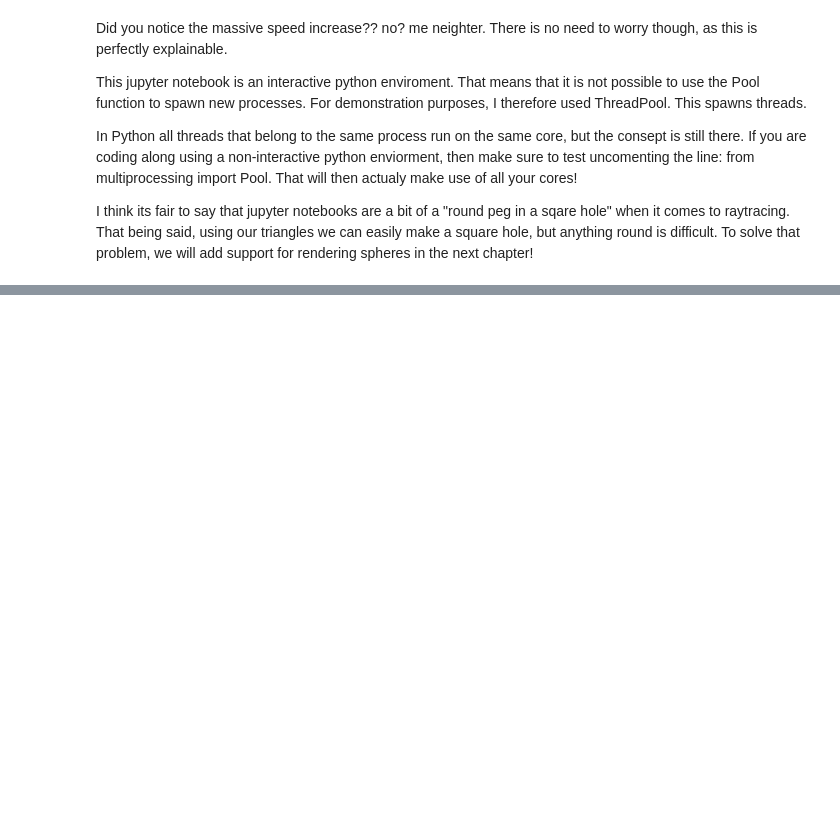
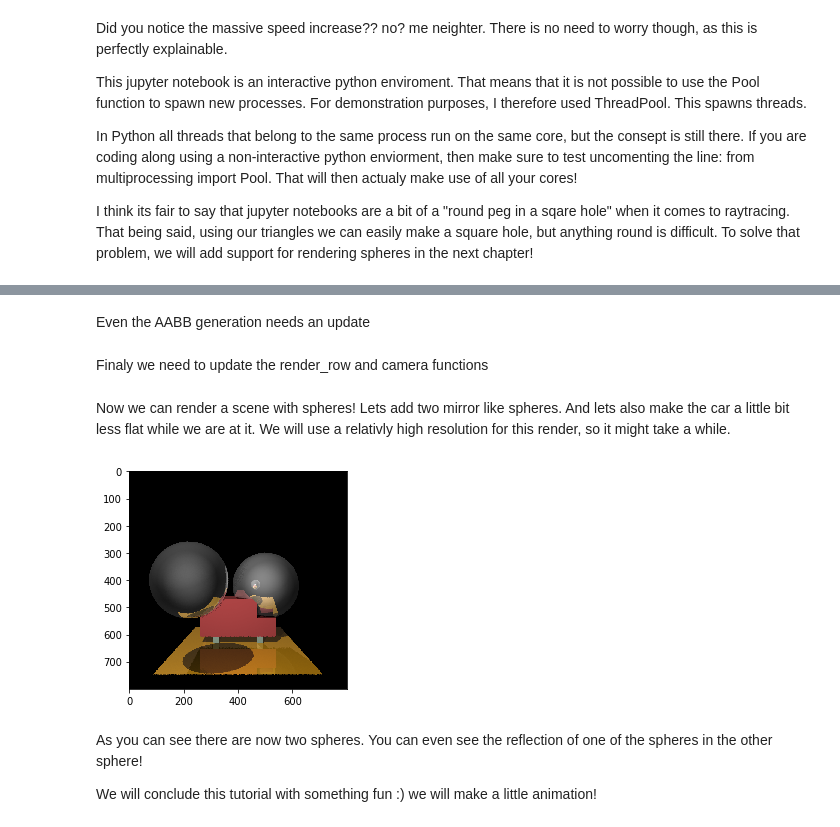
Before and after one commit to noahiscool13/PyRaytacerNotebook, a Jupyter notebook: Intro to raytracing in python.ipynb, the cells around one changed output, grey strips where cells are left out. Drawn from its saved outputs; the diff is of its cells as text; code cells hidden in the pictures; blank space fills up the shorter version.

Commit message:
Add Part 9: Why have triangles when you can have spheres

```diff
--- a/Intro to raytracing in python.ipynb
+++ b/Intro to raytracing in python.ipynb
@@ -1299,0 +1312,18 @@ To solve that problem, we will add support for rendering spheres in the next cha
+# %%
+class Sphere:
+    def __init__(self, center, radius, Kd, Ks, Ns, refl):
+        '''
+        Basic sphere class
+        :param center: center of the sphere
+        :param radius: radius of the sphere
+        :param Kd: Diffuse reflectivity
+        :param Ks: Specular reflectivity
+        :param Ns: Shininess
+        :param refl: mirror like reflectivity
+        '''
+        self.center = center
+        self.radius = radius
+        self.Kd = Kd
+        self.Ks = Ks
+        self.Ns = Ns
+        self.refl = refl
@@ -1299,0 +1483,2 @@ To solve that problem, we will add support for rendering spheres in the next cha
+# %% [markdown]
+Even the AABB generation needs an update
@@ -1299,0 +1511,2 @@ To solve that problem, we will add support for rendering spheres in the next cha
+# %% [markdown]
+Finaly we need to update the render_row and camera functions
@@ -1299,0 +1573,56 @@ To solve that problem, we will add support for rendering spheres in the next cha
+# %% [markdown]
+Now we can render a scene with spheres!
+Lets add two mirror like spheres.
+And lets also make the car a little bit less flat while we are at it.
+We will use a relativly high resolution for this render, so it might take a while.
+# %%
+sphere_1 = Sphere(Vec3(0.5,-0.1,3.5),0.6,Kd=Vec3(0.4),Ks=Vec3(0.3),Ns=1, refl=0.8)
+sphere_2 = Sphere(Vec3(-0.5,-0,2),0.4,Kd=Vec3(0.3),Ks=Vec3(0.3),Ns=1, refl=0.8)
+spheres = [sphere_1, sphere_2]
+
+ground = [Triangle(Vec3(-0.9,-1,2),Vec3(-0.9,-1,4),Vec3(0.9,-1,2),Kd=Vec3(1.0,0.7,0.1),Ks=Vec3(0.1,0.1,0.2),Ns=1, refl=0.2),
+          Triangle(Vec3(0.9,-1,2),Vec3(-0.9,-1,4),Vec3(0.9,-1,4),Kd=Vec3(1.0,0.7,0.1),Ks=Vec3(0.1,0.1,0.2),Ns=1, refl=0.2)]
+
+body = [Triangle(Vec3(-0.6,-0.9,3),Vec3(-0.6,-0.3,3),Vec3(0.3,-0.9,3),Kd=Vec3(0.6,0.2,0.2),Ks=Vec3(0.4,0.2,0.2),Ns=1, refl=0),
+        Triangle(Vec3(0.3,-0.9,3),Vec3(-0.6,-0.3,3),Vec3(0.3,-0.3,3),Kd=Vec3(0.6,0.2,0.2),Ks=Vec3(0.4,0.2,0.2),Ns=1, refl=0),
+        Triangle(Vec3(0.3,-0.9,3),Vec3(0.3,-0.6,3),Vec3(0.6,-0.9,3),Kd=Vec3(0.6,0.2,0.2),Ks=Vec3(0.4,0.2,0.2),Ns=1, refl=0),
+        Triangle(Vec3(0.6,-0.9,3),Vec3(0.3,-0.6,3),Vec3(0.6,-0.6,3),Kd=Vec3(0.6,0.2,0.2),Ks=Vec3(0.4,0.2,0.2),Ns=1, refl=0),
+
+        Triangle(Vec3(-0.6,-0.9,3.5),Vec3(-0.6,-0.3,3.5),Vec3(0.3,-0.9,3.5),Kd=Vec3(0.6,0.2,0.2),Ks=Vec3(0.4,0.2,0.2),Ns=1, refl=0),
+        Triangle(Vec3(0.3,-0.9,3.5),Vec3(-0.6,-0.3,3.5),Vec3(0.3,-0.3,3.5),Kd=Vec3(0.6,0.2,0.2),Ks=Vec3(0.4,0.2,0.2),Ns=1, refl=0),
+        Triangle(Vec3(0.3,-0.9,3.5),Vec3(0.3,-0.6,3.5),Vec3(0.6,-0.9,3.5),Kd=Vec3(0.6,0.2,0.2),Ks=Vec3(0.4,0.2,0.2),Ns=1, refl=0),
+        Triangle(Vec3(0.6,-0.9,3.5),Vec3(0.3,-0.6,3.5),Vec3(0.6,-0.6,3.5),Kd=Vec3(0.6,0.2,0.2),Ks=Vec3(0.4,0.2,0.2),Ns=1, refl=0),
+
+        Triangle(Vec3(-0.6,-0.3,3),Vec3(-0.6,-0.3,3.5),Vec3(0.3,-0.3,3.5),Kd=Vec3(0.6,0.2,0.2),Ks=Vec3(0.4,0.2,0.2),Ns=1, refl=0),
+        Triangle(Vec3(-0.6,-0.3,3),Vec3(0.3,-0.3,3.5),Vec3(0.3,-0.3,3),Kd=Vec3(0.6,0.2,0.2),Ks=Vec3(0.4,0.2,0.2),Ns=1, refl=0),
+        Triangle(Vec3(0.3,-0.3,3),Vec3(0.3,-0.3,3.5),Vec3(0.3,-0.6,3.5),Kd=Vec3(0.6,0.2,0.2),Ks=Vec3(0.4,0.2,0.2),Ns=1, refl=0),
+        Triangle(Vec3(0.3,-0.3,3),Vec3(0.3,-0.6,3.5),Vec3(0.3,-0.6,3),Kd=Vec3(0.6,0.2,0.2),Ks=Vec3(0.4,0.2,0.2),Ns=1, refl=0),
+        Triangle(Vec3(0.3,-0.6,3),Vec3(0.3,-0.6,3.5),Vec3(0.6,-0.6,3.5),Kd=Vec3(0.6,0.2,0.2),Ks=Vec3(0.4,0.2,0.2),Ns=1, refl=0),
+        Triangle(Vec3(0.3,-0.6,3),Vec3(0.6,-0.6,3.5),Vec3(0.6,-0.6,3),Kd=Vec3(0.6,0.2,0.2),Ks=Vec3(0.4,0.2,0.2),Ns=1, refl=0),
+        Triangle(Vec3(0.6,-0.6,3),Vec3(0.6,-0.6,3.5),Vec3(0.6,-0.9,3),Kd=Vec3(0.6,0.2,0.2),Ks=Vec3(0.4,0.2,0.2),Ns=1, refl=0),
+        Triangle(Vec3(0.6,-0.6,3.5),Vec3(0.6,-0.9,3.5),Vec3(0.6,-0.9,3),Kd=Vec3(0.6,0.2,0.2),Ks=Vec3(0.4,0.2,0.2),Ns=1, refl=0),
+        Triangle(Vec3(-0.6,-0.3,3.5),Vec3(-0.6,-0.3,3),Vec3(-0.6,-0.9,3),Kd=Vec3(0.6,0.2,0.2),Ks=Vec3(0.4,0.2,0.2),Ns=1, refl=0),
+        Triangle(Vec3(-0.6,-0.3,3.5),Vec3(-0.6,-0.9,3),Vec3(-0.6,-0.9,3.5),Kd=Vec3(0.6,0.2,0.2),Ks=Vec3(0.4,0.2,0.2),Ns=1, refl=0)]
+
+wheels = [Triangle(Vec3(-0.4,-1,3),Vec3(-0.4,-0.9,3),Vec3(-0.3,-1,3),Kd=Vec3(0.6,0.7,0.6),Ks=Vec3(0.2,0.2,0.2),Ns=1, refl=0),
+          Triangle(Vec3(-0.3,-1,3),Vec3(-0.4,-0.9,3),Vec3(-0.3,-0.9,3),Kd=Vec3(0.6,0.7,0.6),Ks=Vec3(0.2,0.2,0.2),Ns=1, refl=0),
+          Triangle(Vec3(0.3,-1,3),Vec3(0.3,-0.9,3),Vec3(0.4,-1,3),Kd=Vec3(0.6,0.7,0.6),Ks=Vec3(0.2,0.2,0.2),Ns=1, refl=0),
+          Triangle(Vec3(0.4,-1,3),Vec3(0.3,-0.9,3),Vec3(0.4,-0.9,3),Kd=Vec3(0.6,0.7,0.6),Ks=Vec3(0.2,0.2,0.2),Ns=1, refl=0)]
+
+triangles = ground + body + wheels
+
+lights = [PointLight(pos=Vec3(-0.3,-0.4,1),color=Vec3(0.2),size=0.1),
+          PointLight(pos=Vec3(-3,10,-3),color=Vec3(0.4),size=0.1),
+          PointLight(pos=Vec3(0),color=Vec3(0.3),size=0.1),
+          PointLight(pos=Vec3(-1,0,10),color=Vec3(0.4),size=0.1)]
+
+SAMPLES_PER_PIXEL = 2
+camera(Vec3(),400,400,60,triangles,spheres,lights)
+# %% [output]
+[figure, added]
+# %% [markdown]
+As you can see there are now two spheres.
+You can even see the reflection of one of the spheres in the other sphere!
+
+We will conclude this tutorial with something fun :)
+we will make a little animation!
```
Also changed, not shown: parts of 18 cells of this notebook.
